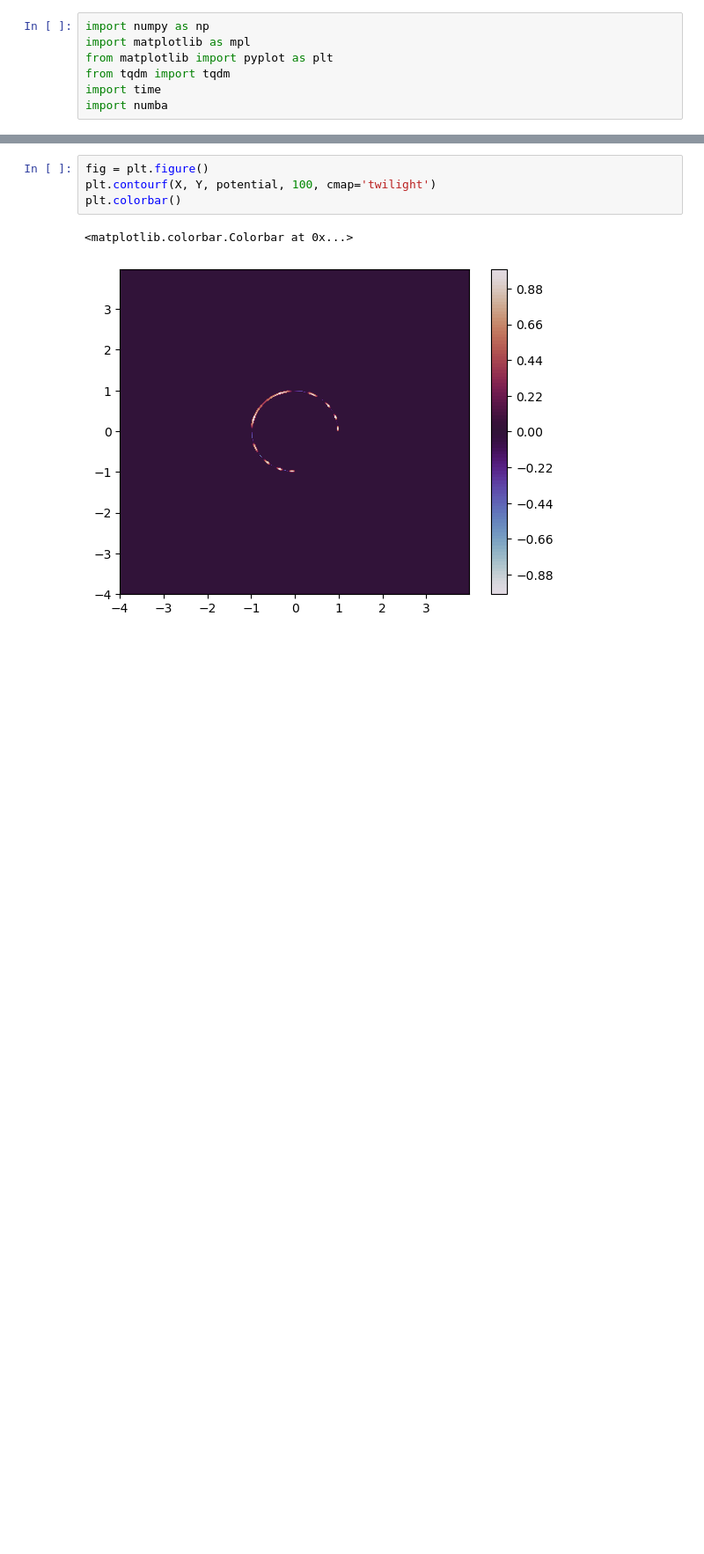
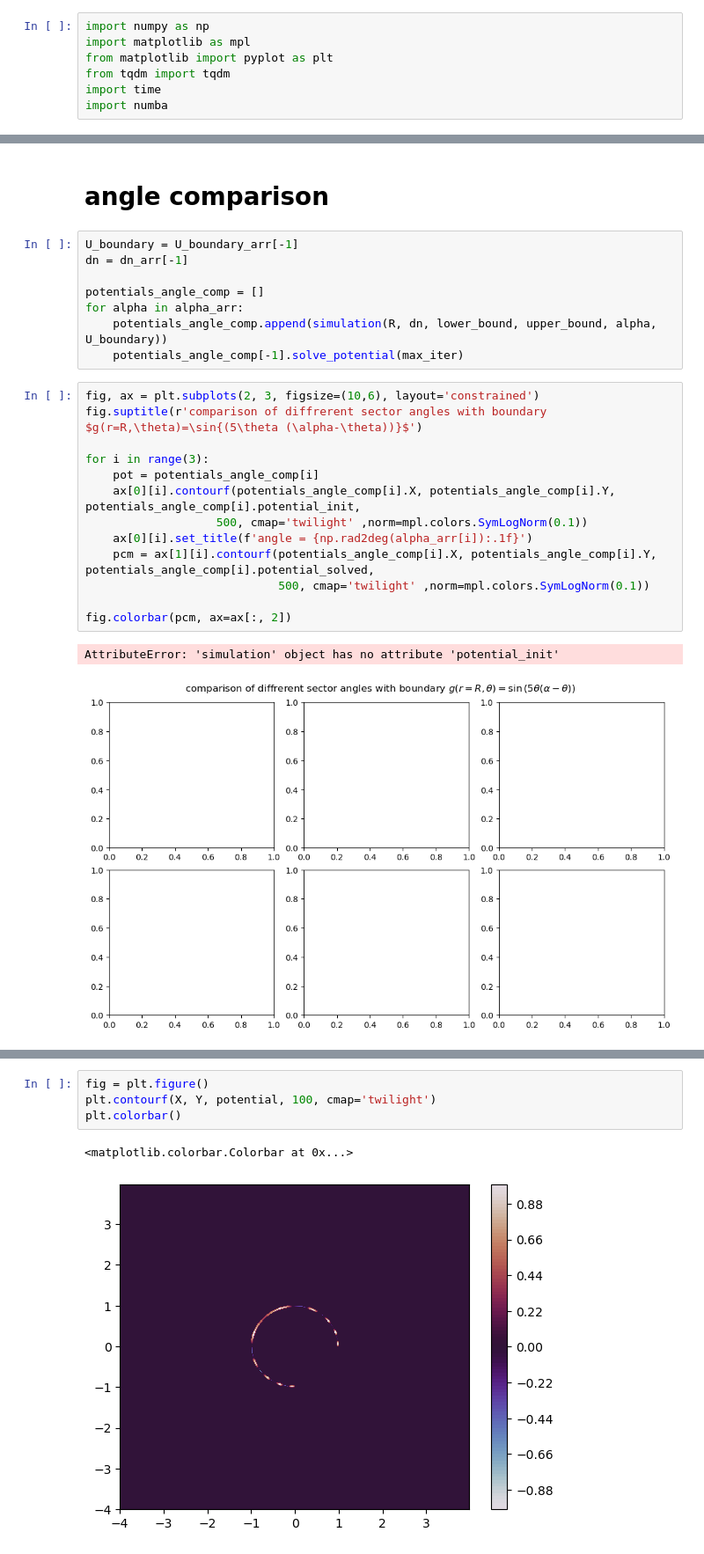
Before and after one commit to KaiCarmin/Schoool, a Jupyter notebook: Laplace equation - Numeric Ex - Equations 77313/laplace ex.ipynb, the cells around one changed output, grey strips where cells are left out. Shown at 88% size. Saved outputs shown, nothing was run; the diff lists cells and outputs as text; blank space fills up the shorter version.

```diff
--- a/Laplace equation - Numeric Ex - Equations 77313/laplace ex.ipynb
+++ b/Laplace equation - Numeric Ex - Equations 77313/laplace ex.ipynb
@@ -16,0 +114,26 @@ dn = 0.02
+# %% [markdown]
+# angle comparison
+# %%
+U_boundary = U_boundary_arr[-1]
+dn = dn_arr[-1]
+
+potentials_angle_comp = []
+for alpha in alpha_arr:
+    potentials_angle_comp.append(simulation(R, dn, lower_bound, upper_bound, alpha, U_boundary))
+    potentials_angle_comp[-1].solve_potential(max_iter)
+# %%
+fig, ax = plt.subplots(2, 3, figsize=(10,6), layout='constrained')
+fig.suptitle(r'comparison of diffrerent sector angles with boundary $g(r=R,\theta)=\sin{(5\theta (\alpha-\theta))}$')
+
+for i in range(3):
+    pot = potentials_angle_comp[i]
+    ax[0][i].contourf(potentials_angle_comp[i].X, potentials_angle_comp[i].Y, potentials_angle_comp[i].potential_init,
+                   500, cmap='twilight' ,norm=mpl.colors.SymLogNorm(0.1))
+    ax[0][i].set_title(f'angle = {np.rad2deg(alpha_arr[i]):.1f}')
+    pcm = ax[1][i].contourf(potentials_angle_comp[i].X, potentials_angle_comp[i].Y, potentials_angle_comp[i].potential_solved,
+                            500, cmap='twilight' ,norm=mpl.colors.SymLogNorm(0.1))
+
+fig.colorbar(pcm, ax=ax[:, 2])
+# %% [output]
+AttributeError: 'simulation' object has no attribute 'potential_init'
+[figure, added]
```
Also changed, not shown: parts of 13 cells of this notebook, 1 other file.
